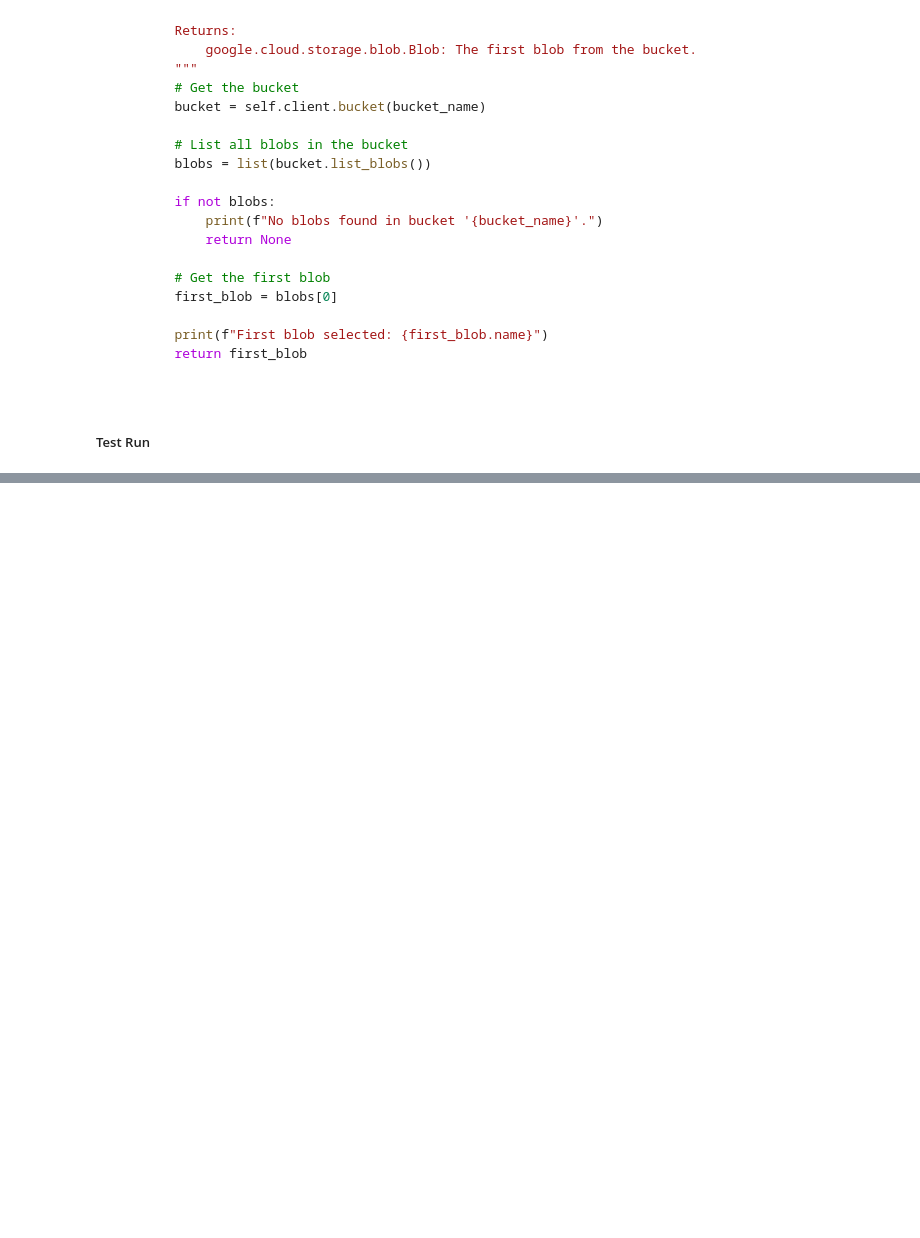
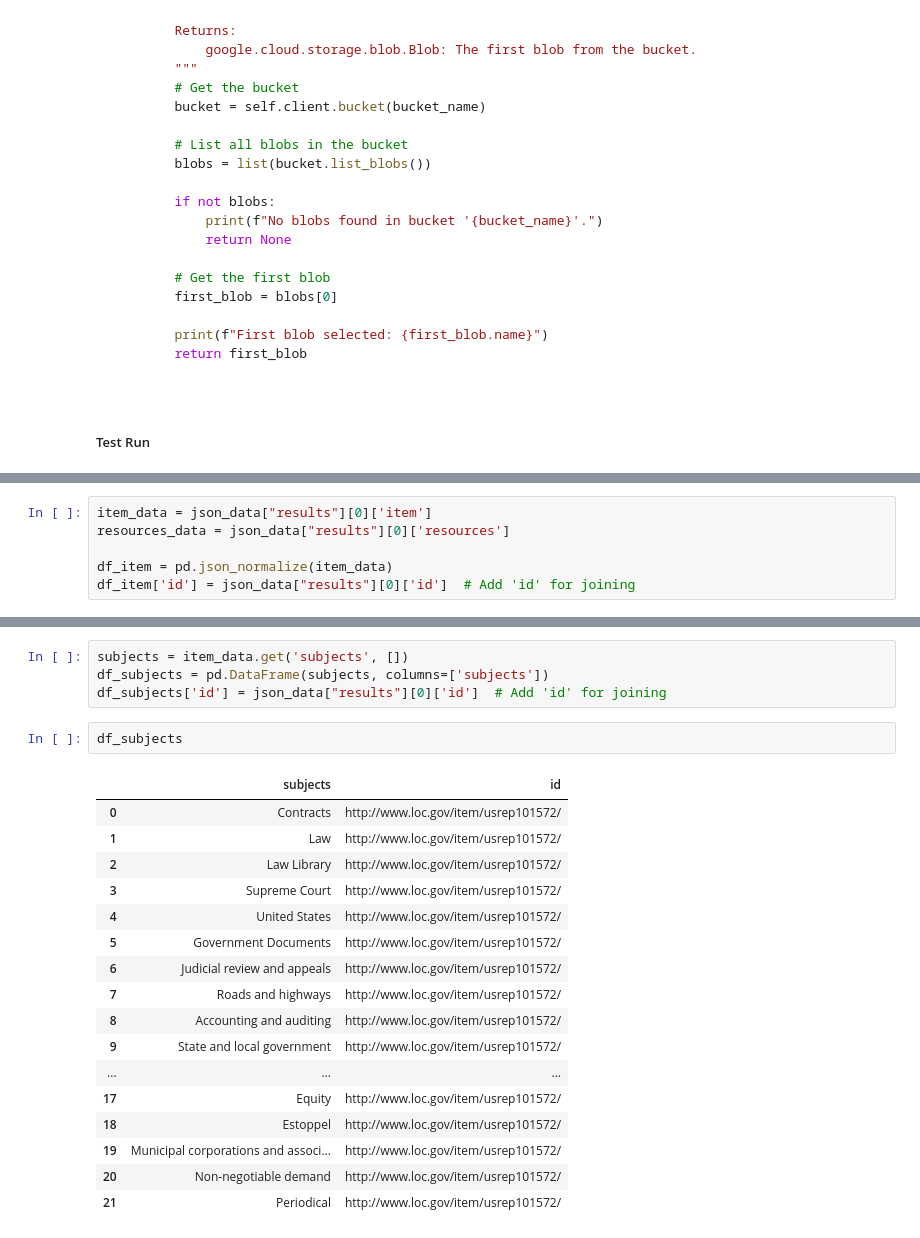
Before and after one commit to justin-napolitano/loc_normalizer, a Jupyter notebook: src/testing.ipynb, the cells around one changed output, grey strips where cells are left out. Saved outputs shown, nothing was run; the diff lists cells and outputs as text; blank space fills up the shorter version.

```diff
--- a/src/testing.ipynb
+++ b/src/testing.ipynb
@@ -274,0 +683,6 @@ AttributeError: 'GCSClient' object has no attribute 'pop_blob'
+# %%
+item_data = json_data["results"][0]['item']
+resources_data = json_data["results"][0]['resources']
+
+df_item = pd.json_normalize(item_data)
+df_item['id'] = json_data["results"][0]['id']  # Add 'id' for joining
@@ -274,0 +722,24 @@ AttributeError: 'GCSClient' object has no attribute 'pop_blob'
+# %%
+subjects = item_data.get('subjects', [])
+df_subjects = pd.DataFrame(subjects, columns=['subjects'])
+df_subjects['id'] = json_data["results"][0]['id']  # Add 'id' for joining
+# %%
+df_subjects
+# %% [output]
+|  | subjects | id |
+| 0 | Contracts | http://www.loc.gov/item/usrep101572/ |
+| 1 | Law | http://www.loc.gov/item/usrep101572/ |
+| 2 | Law Library | http://www.loc.gov/item/usrep101572/ |
+| 3 | Supreme Court | http://www.loc.gov/item/usrep101572/ |
+| 4 | United States | http://www.loc.gov/item/usrep101572/ |
+| 5 | Government Documents | http://www.loc.gov/item/usrep101572/ |
+| 6 | Judicial review and appeals | http://www.loc.gov/item/usrep101572/ |
+| 7 | Roads and highways | http://www.loc.gov/item/usrep101572/ |
+| 8 | Accounting and auditing | http://www.loc.gov/item/usrep101572/ |
+| 9 | State and local government | http://www.loc.gov/item/usrep101572/ |
+| ... | ... | ... |
+| 17 | Equity | http://www.loc.gov/item/usrep101572/ |
+| 18 | Estoppel | http://www.loc.gov/item/usrep101572/ |
+| 19 | Municipal corporations and associ... | http://www.loc.gov/item/usrep101572/ |
+| 20 | Non-negotiable demand | http://www.loc.gov/item/usrep101572/ |
+| 21 | Periodical | http://www.loc.gov/item/usrep101572/ |
```
Also changed, not shown: parts of 33 cells of this notebook, 2 other files.
